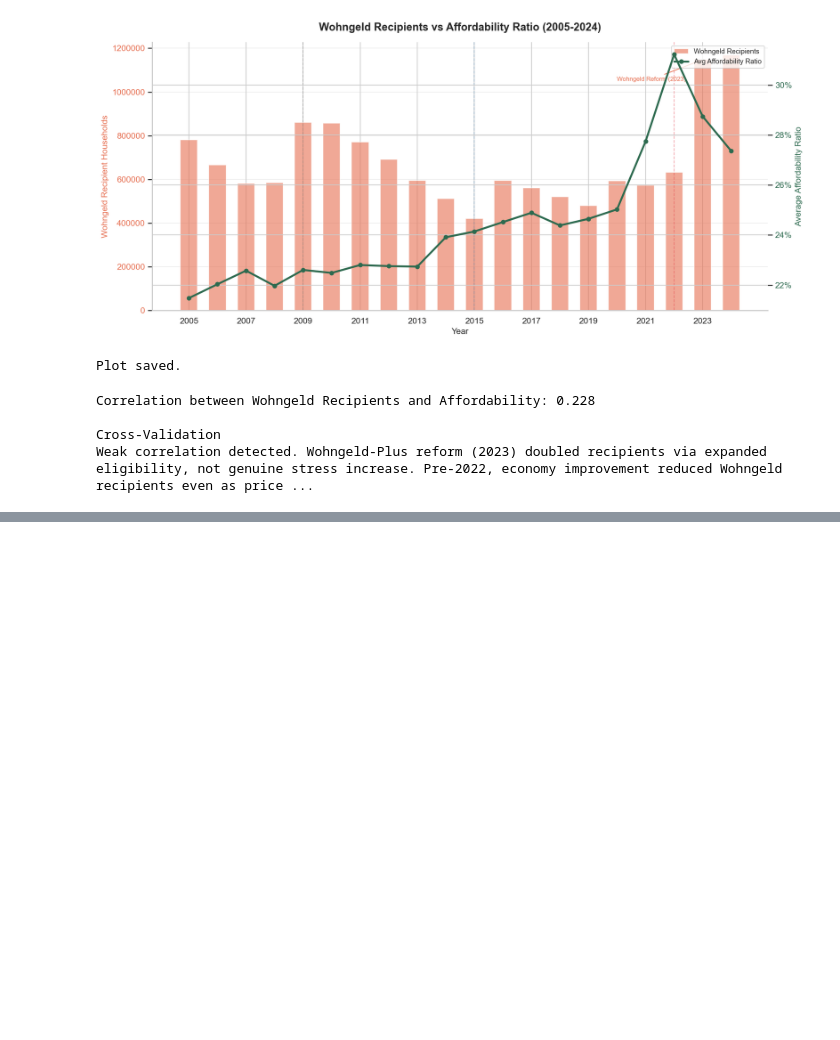
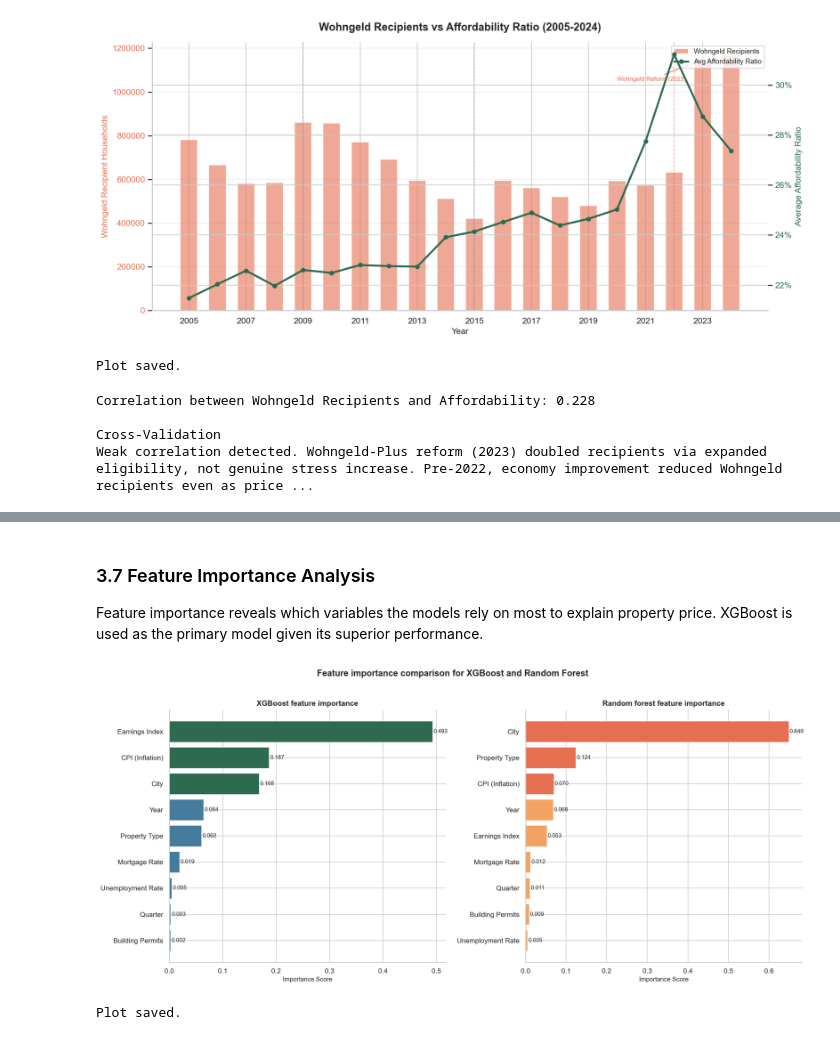
Before and after one commit to meeadi/german-housing-market-analysis, a Jupyter notebook: housing_analysis.ipynb, the cells around one changed output, grey strips where cells are left out. Cells and saved outputs as stored; diff of their text form; code cells hidden in the pictures; blank space fills up the shorter version.

```diff
--- a/housing_analysis.ipynb
+++ b/housing_analysis.ipynb
@@ -929,0 +1254,63 @@ Weak correlation detected. Wohngeld-Plus reform (2023) doubled recipients via ex
+# %% [markdown]
+### 3.7 Feature Importance Analysis
+
+Feature importance reveals which variables the models rely on most to explain property price. XGBoost is used as the primary model given its superior performance.
+# %%
+# Feature importance
+
+xgb_importance = pd.DataFrame({"feature": features, "xgb_importance": xgb.feature_importances_}).sort_values("xgb_importance", ascending=False)
+
+rf_importance = pd.DataFrame({"feature": features, "rf_importance": rf.feature_importances_}).sort_values("rf_importance", ascending=False)
+
+# Merge
+
+importance_df = xgb_importance.merge(rf_importance, on="feature").sort_values("xgb_importance", ascending=True)
+
+# Clean feature names
+
+feature_labels = {"city_encoded": "City",
+                  "type_encoded": "Property Type",
+                  "quarter": "Quarter",
+                  "year": "Year",
+                  "mortgage_rate_avg_pct": "Mortgage Rate",
+                  "unemployment_rate_pct": "Unemployment Rate",
+                  "cpi_headline": "CPI (Inflation)",
+                  "building_permits_residential": "Building Permits",
+                  "earnings_index_monthly_with_bonus": "Earnings Index"}
+importance_df["label"] = importance_df["feature"].map(feature_labels)
+
+fig, ax = plt.subplots(1, 2, figsize=(16,7))
+
+# XGBoost importance
+
+ax1 = ax[0]
+colors_xgb = ["#2D6A4F" if i >= len(importance_df) - 3 else "#457B9D" for i in range(len(importance_df))]
+bars1 = ax1.barh(importance_df["label"], importance_df["xgb_importance"], color=colors_xgb, edgecolor="white", linewidth=0.5)
+
+ax1.set_title("XGBoost feature importance", fontsize=12, fontweight="bold")
+ax1.set_xlabel("Importance Score", fontsize=10)
+for bar, val in zip(bars1, importance_df["xgb_importance"]):
+    ax1.text(bar.get_width() + 0.002, bar.get_y() + bar.get_height()/2, f"{val:.3f}", va="center", fontsize=9)
+
+# Random forest importance
+
+ax2 = ax[1]
+importance_rf = importance_df.sort_values("rf_importance", ascending=True)
+colors_rf = ["#E76F51" if i >= len(importance_df) - 3 else "#F4A261" for i in range(len(importance_df))]
+bars2 = ax2.barh(importance_rf["label"], importance_rf["rf_importance"], color=colors_rf, edgecolor="white", linewidth=0.5)
+
+ax2.set_title("Random forest feature importance", fontsize=12, fontweight="bold")
+ax2.set_xlabel("Importance Score", fontsize=10)
+for bar, val in zip(bars2, importance_rf["rf_importance"]):
+    ax2.text(bar.get_width() + 0.002, bar.get_y() + bar.get_height()/2, f"{val:.3f}", va="center", fontsize=9)
+
+plt.suptitle("Feature importance comparison for XGBoost and Random Forest", fontsize=14, fontweight="bold", y=1.02)
+
+plt.tight_layout()
+plt.savefig("figures/model_02_feature_importance.png", dpi=150, bbox_inches="tight")
+plt.show()
+
+print("Plot saved.")
+# %% [output]
+[figure, added]
+Plot saved.
```
Also changed, not shown: parts of 16 cells of this notebook, 2 other files.
